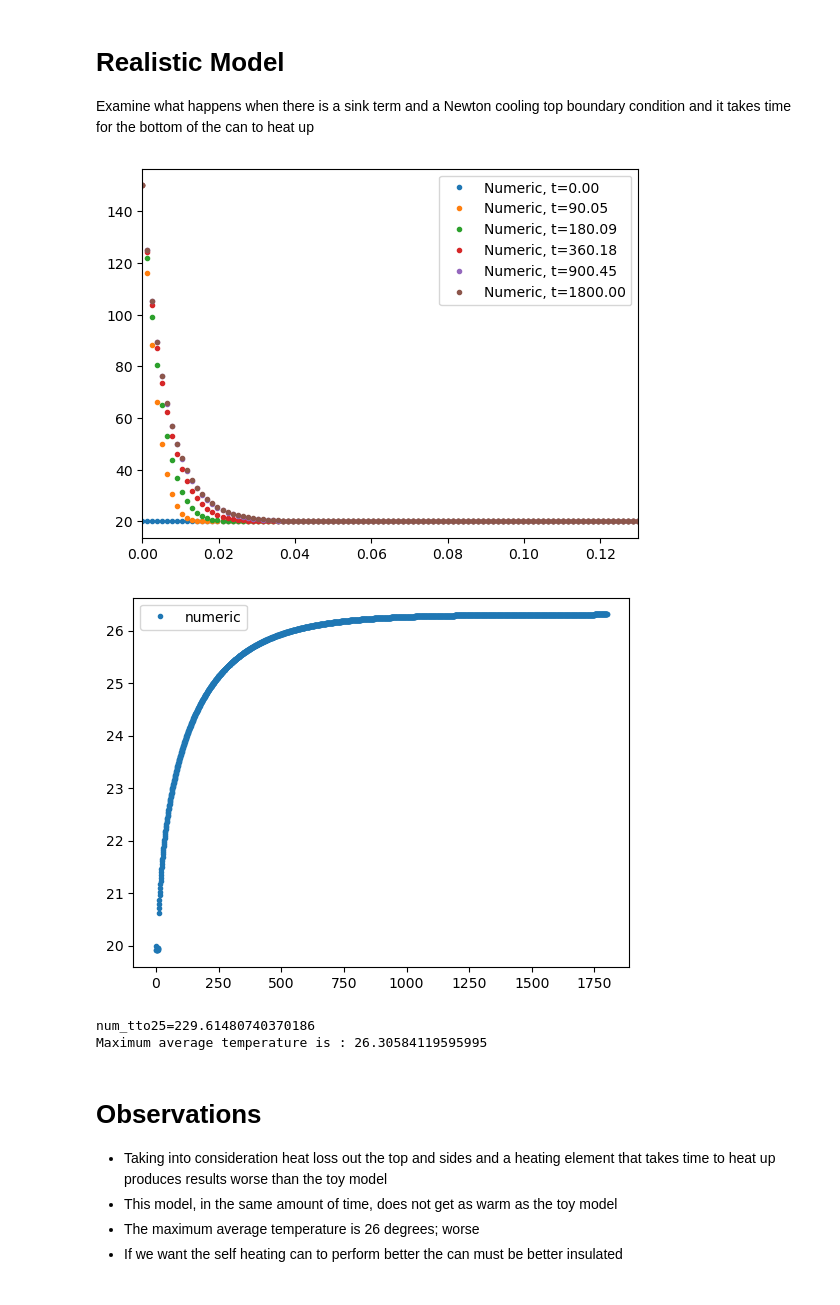
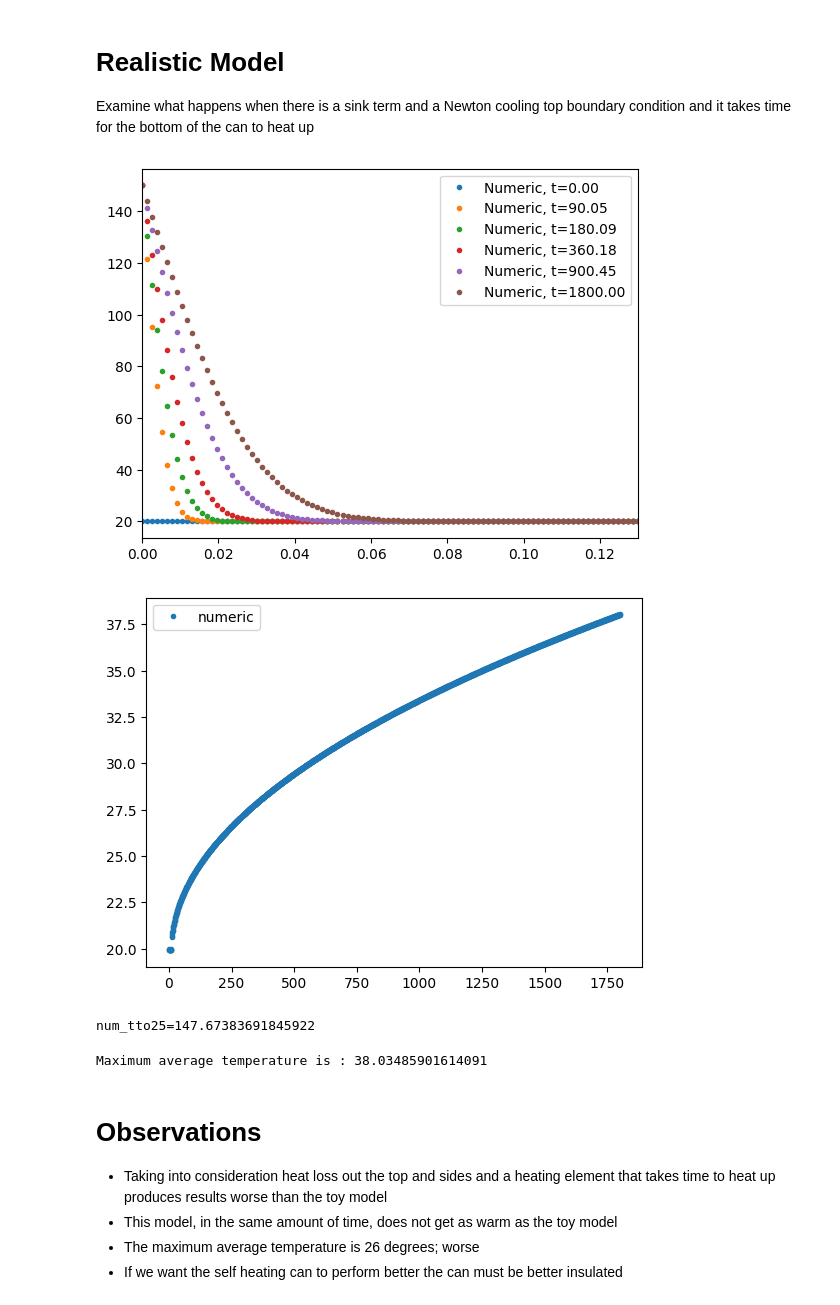
Before and after one commit to markalvaress/Drinks_Cans_IM, a Jupyter notebook: Observations.ipynb, the cells around one changed output. Saved outputs shown, nothing was run; the diff lists cells and outputs as text; code cells hidden in the pictures.

Commit message:
fixed sink term

```diff
--- a/Observations.ipynb
+++ b/Observations.ipynb
@@ -110,41 +110,41 @@ Examine what happens when there is a sink term and a Newton cooling top boundary
 # Define the function that causes the heating element to take time to warm up
 def b0(t):
     if t <= 10:
-        return (150 - 20)*(t/60)
+        return (150 - 20)*(t/60) # TODO: I think we want divide by 10 here - Mark
     else:
         return 150
 
 W = 0.0005 # Thickness of the top of the can
 r1 = 0.04 # Radius of the liquid in the can (up to the interior surface of the can)
 r2 = 0.0405 # Radius of the liquid in the can (up to the exterior of the can)
 kS = 16 # Thermal conductivity of stainless steel
 hA = 750 # Heat transfer coefficient of water
 hB = 10 # Heat transfer coefficient of air
 kW = 0.6 # Thermal conductivity of water
 
-a = hp.sink_HTC(L, r1, r2, kS, hA, hB)/100
+a = hp.sink_HTC(L, r1, r2, kS, hA, hB)/100 # Why do we divide by 100 here? - Mark
 h = hp.boundary_condition_HTC(W, r1, kS, hA, hB)
 
 # Set initial condition
 u0 = np.zeros(Nx_points)
 u0[0] = 20
 u0[1:] = u_inf*np.ones(Nx_points-1)
 
 # Simulate the solution
-U = si.simulate_sink_with_fancy_bcs(u0, b0, D, T, Nt_points, L, Nx_points, a, h, kW, u_inf)
+U = si.simulate_sink_with_fancy_bcs(u0, b0, D, T, Nt_points, L, Nx_points, a, h, kW, u_inf, 2*r1)
 
 # Redo time functions
 index_to_time = hp.create_index_to_time_fn(T, Nt_points)
 time_to_index = hp.create_time_to_index_fn(T, Nt_points)
 
 for i in (0, Nt_points//20, Nt_points//10, Nt_points//5, Nt_points//2, Nt_points - 1):
     t = index_to_time(i)
     plt.plot(x, U[:, i], ".", label = f"Numeric, {t=:.2f}")
 plt.xlim(0,L)
 plt.legend()
 plt.show()
 # %% [output]
-[figure, old version]
+[figure, new version]
 # %%
 # Check average temperature
 avg_temp_numeric = create_numeric_avtemp_fn(U, Nt_points, dx = 1/(Nx_points - 1))
@@ -154,7 +154,7 @@ plt.plot(t, avg_temp_numeric(t), ".", label = "numeric")
 plt.legend()
 plt.show()
 # %% [output]
-[figure, old version]
+[figure, new version]
 # %%
 num_tto25 = time_to_temp(avg_temp_numeric(t), 25)
 
@@ -167,8 +167,8 @@ for k in range(T):
 
 print('Maximum average temperature is :',averages.max())
 # %% [output]
-num_tto25=229.61480740370186
-Maximum average temperature is : 26.30584119595995
+num_tto25=147.67383691845922
+Maximum average temperature is : 38.03485901614091
 # %% [markdown]
 # Observations
 - Taking into consideration heat loss out the top and sides and a heating element that takes time to heat up produces results worse than the toy model
```
Also changed, not shown: 2 other files.
